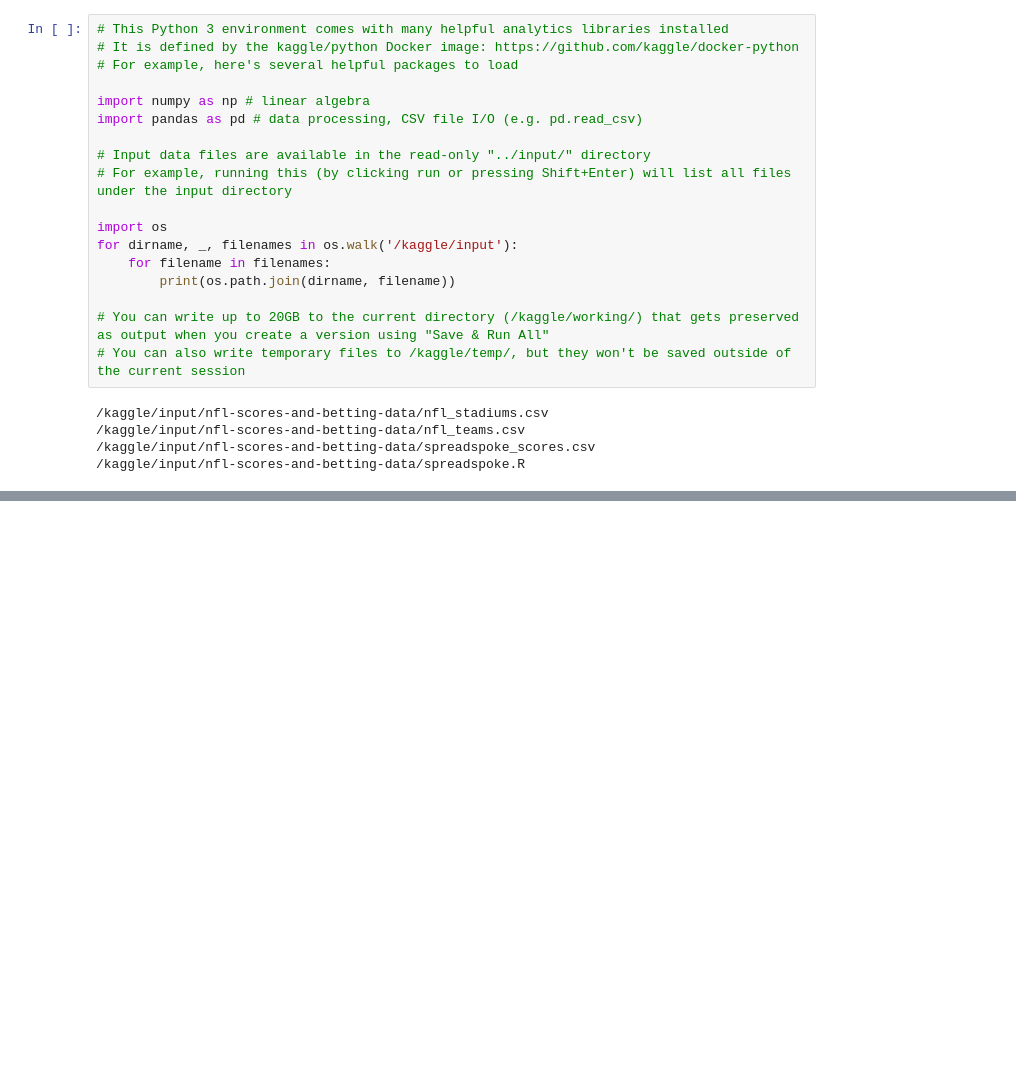
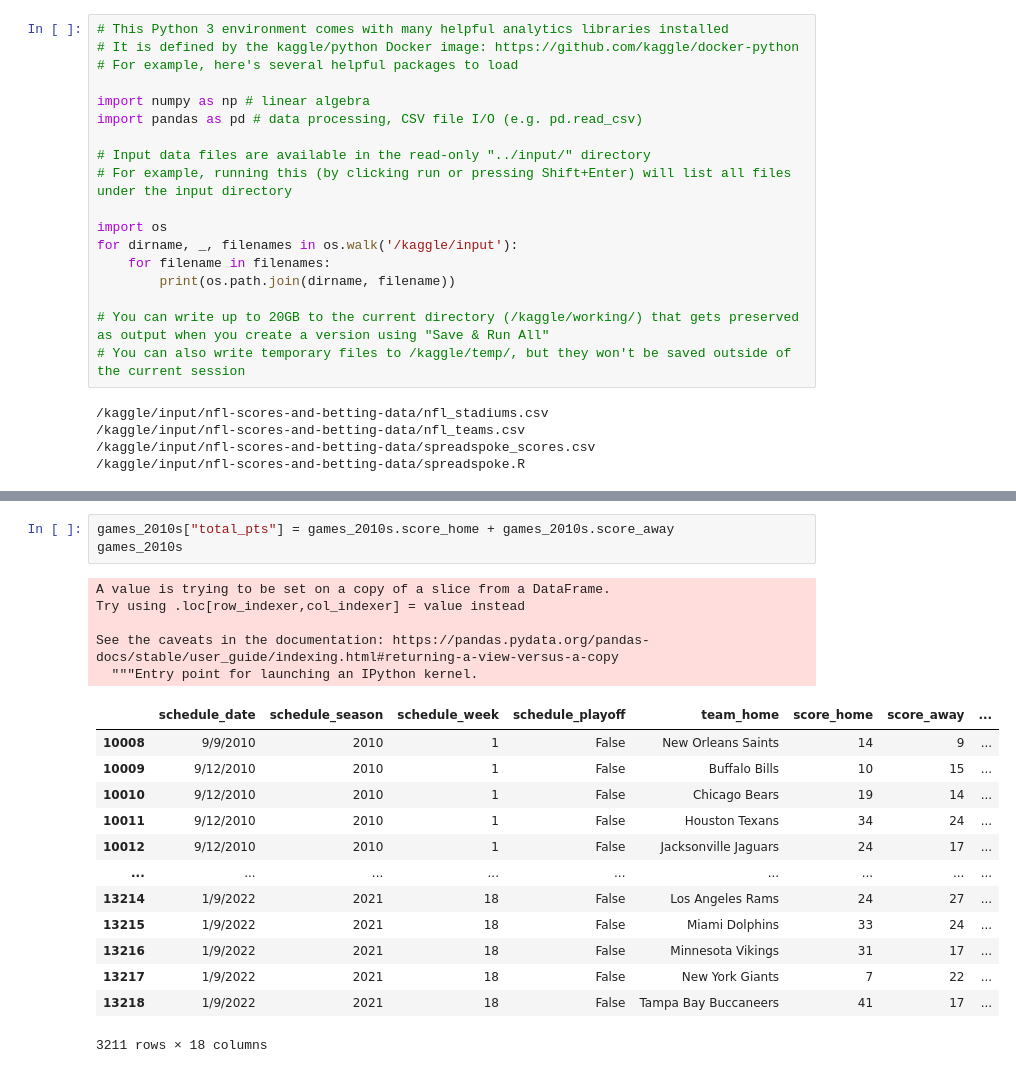
Before and after one commit to arya3364/How-Weather-Effects-Football-Games, a Jupyter notebook: nfl-scores-and-data.ipynb, the cells around one changed output, grey strips where cells are left out. Drawn from its saved outputs; the diff is of its cells as text; blank space fills up the shorter version.

```diff
--- a/nfl-scores-and-data.ipynb
+++ b/nfl-scores-and-data.ipynb
@@ -33,0 +64,22 @@ data.head()
+# %%
+games_2010s["total_pts"] = games_2010s.score_home + games_2010s.score_away
+games_2010s
+# %% [output]
+A value is trying to be set on a copy of a slice from a DataFrame.
+Try using .loc[row_indexer,col_indexer] = value instead
+
+See the caveats in the documentation: https://pandas.pydata.org/pandas-docs/stable/user_guide/indexing.html#returning-a-view-versus-a-copy
+  """Entry point for launching an IPython kernel.
+|  | schedule_date | schedule_season | schedule_week | schedule_playoff | team_home | score_home | score_away | ... |
+| 10008 | 9/9/2010 | 2010 | 1 | False | New Orleans Saints | 14 | 9 | ... |
+| 10009 | 9/12/2010 | 2010 | 1 | False | Buffalo Bills | 10 | 15 | ... |
+| 10010 | 9/12/2010 | 2010 | 1 | False | Chicago Bears | 19 | 14 | ... |
+| 10011 | 9/12/2010 | 2010 | 1 | False | Houston Texans | 34 | 24 | ... |
+| 10012 | 9/12/2010 | 2010 | 1 | False | Jacksonville Jaguars | 24 | 17 | ... |
+| ... | ... | ... | ... | ... | ... | ... | ... | ... |
+| 13214 | 1/9/2022 | 2021 | 18 | False | Los Angeles Rams | 24 | 27 | ... |
+| 13215 | 1/9/2022 | 2021 | 18 | False | Miami Dolphins | 33 | 24 | ... |
+| 13216 | 1/9/2022 | 2021 | 18 | False | Minnesota Vikings | 31 | 17 | ... |
+| 13217 | 1/9/2022 | 2021 | 18 | False | New York Giants | 7 | 22 | ... |
+| 13218 | 1/9/2022 | 2021 | 18 | False | Tampa Bay Buccaneers | 41 | 17 | ... |
+3211 rows × 18 columns
```
Also changed, not shown: parts of 6 cells of this notebook.
